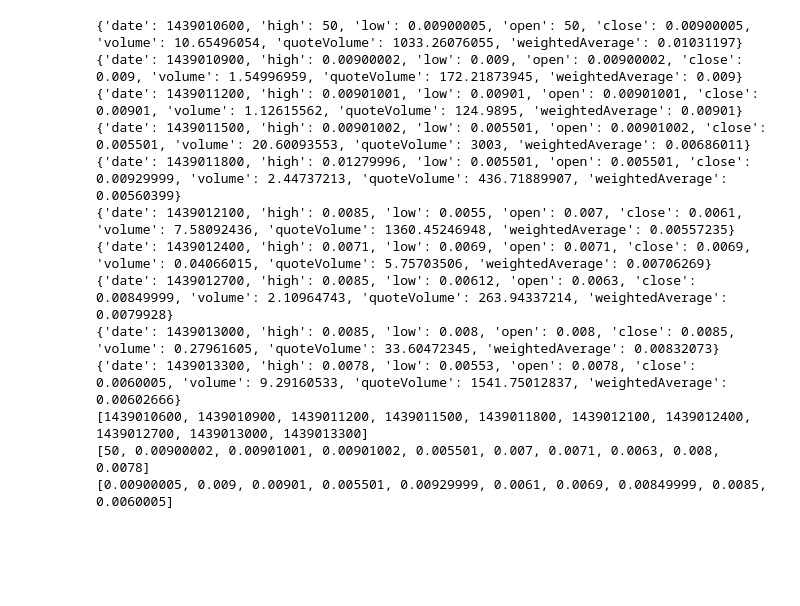
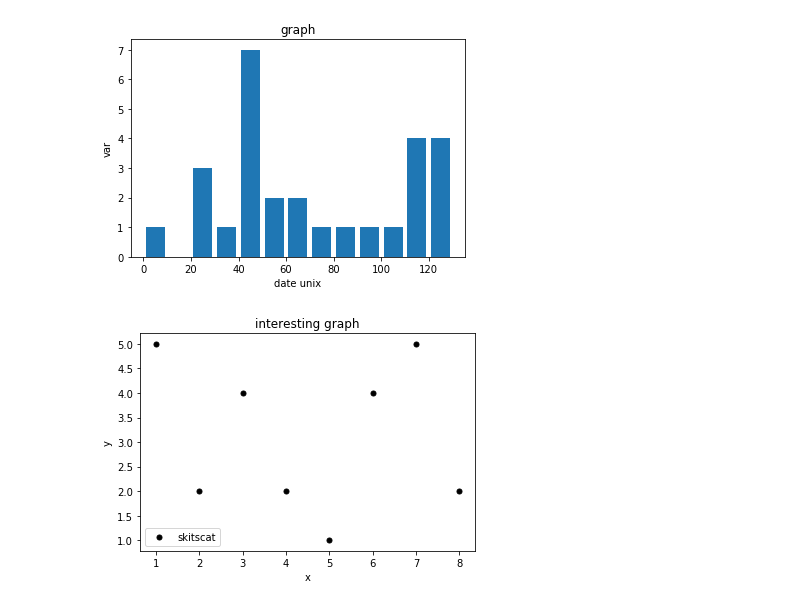
Before and after one commit to Necmttn/learning, a Jupyter notebook: machineLearning/crypto/Untitled.ipynb, the cells around one changed output. Cells and saved outputs as stored; diff of their text form; code cells hidden in the pictures; blank space fills up the shorter version.

```diff
--- a/machineLearning/crypto/Untitled.ipynb
+++ b/machineLearning/crypto/Untitled.ipynb
@@ -6,12 +6,15 @@ import matplotlib.pyplot as plt
 import matplotlib.ticker as ticker
 
 allDate = []
+allHigh = []
+allLow = []
 allOpen = []
 allClose = []
+allVolume = []
 
 with open('../data/poloniex-BTCETH-5min-candles.json') as json_data:
     d = json.load(json_data)
-    for t in d[:10]:
+    for t in d[:100]:
         date = t['date']
 
         dateFormatted = datetime.datetime.fromtimestamp(int(t['date'])).strftime('%Y-%m-%d %H:%M:%S')
@@ -23,23 +26,35 @@ with open('../data/poloniex-BTCETH-5min-candles.json') as json_data:
         quoteVolume = t['quoteVolume']
         weightedAverage = t['weightedAverage']
         allDate.append(date)
+        allHigh.append(high)
+        allLow.append(low)
         allOpen.append(openAt)
         allClose.append(closeAt)
         #stamp = 'date: {} , high: {:>10}, low: {:>10}, open: {:>10}, close: {:>10}, volume: {:>10}'.format(date, high, low, openAt, closeAt, volume)
         #print(t)
         #print(stamp)
         #print(t)
-# %% [output]
-{'date': 1439010600, 'high': 50, 'low': 0.00900005, 'open': 50, 'close': 0.00900005, 'volume': 10.65496054, 'quoteVolume': 1033.26076055, 'weightedAverage': 0.01031197}
-{'date': 1439010900, 'high': 0.00900002, 'low': 0.009, 'open': 0.00900002, 'close': 0.009, 'volume': 1.54996959, 'quoteVolume': 172.21873945, 'weightedAverage': 0.009}
-{'date': 1439011200, 'high': 0.00901001, 'low': 0.00901, 'open': 0.00901001, 'close': 0.00901, 'volume': 1.12615562, 'quoteVolume': 124.9895, 'weightedAverage': 0.00901}
-{'date': 1439011500, 'high': 0.00901002, 'low': 0.005501, 'open': 0.00901002, 'close': 0.005501, 'volume': 20.60093553, 'quoteVolume': 3003, 'weightedAverage': 0.00686011}
-{'date': 1439011800, 'high': 0.01279996, 'low': 0.005501, 'open': 0.005501, 'close': 0.00929999, 'volume': 2.44737213, 'quoteVolume': 436.71889907, 'weightedAverage': 0.00560399}
-{'date': 1439012100, 'high': 0.0085, 'low': 0.0055, 'open': 0.007, 'close': 0.0061, 'volume': 7.58092436, 'quoteVolume': 1360.45246948, 'weightedAverage': 0.00557235}
-{'date': 1439012400, 'high': 0.0071, 'low': 0.0069, 'open': 0.0071, 'close': 0.0069, 'volume': 0.04066015, 'quoteVolume': 5.75703506, 'weightedAverage': 0.00706269}
-{'date': 1439012700, 'high': 0.0085, 'low': 0.00612, 'open': 0.0063, 'close': 0.00849999, 'volume': 2.10964743, 'quoteVolume': 263.94337214, 'weightedAverage': 0.0079928}
-{'date': 1439013000, 'high': 0.0085, 'low': 0.008, 'open': 0.008, 'close': 0.0085, 'volume': 0.27961605, 'quoteVolume': 33.60472345, 'weightedAverage': 0.00832073}
-{'date': 1439013300, 'high': 0.0078, 'low': 0.00553, 'open': 0.0078, 'close': 0.0060005, 'volume': 9.29160533, 'quoteVolume': 1541.75012837, 'weightedAverage': 0.00602666}
-[1439010600, 1439010900, 1439011200, 1439011500, 1439011800, 1439012100, 1439012400, 1439012700, 1439013000, 1439013300]
-[50, 0.00900002, 0.00901001, 0.00901002, 0.005501, 0.007, 0.0071, 0.0063, 0.008, 0.0078]
-[0.00900005, 0.009, 0.00901, 0.005501, 0.00929999, 0.0061, 0.0069, 0.00849999, 0.0085, 0.0060005]
+# %%
+population_ages = [22,55,62,45,21,22,34,42,42,4,99,102,110,120,121,122,130,111,115,112,80,75,65,54,44,43,42,48]
+
+bins = [0,10,20,30,40,50,60,70,80,90,100,110,120,130]
+plt.hist(population_ages, bins, histtype='bar', rwidth=0.8)
+plt.xlabel('date unix')
+plt.ylabel('var')
+plt.title('graph')
+plt.legend()
+plt.show()
+# %% [output]
+[figure, added]
+# %%
+x = [1,2,3,4,5,6,7,8]
+y = [5,2,4,2,1,4,5,2]
+
+plt.scatter(x,y, label='skitscat', color='k', s=25, marker='o')
+plt.xlabel('x')
+plt.ylabel('y')
+plt.title('interesting graph')
+plt.legend()
+plt.show()
+# %% [output]
+[figure, added]
```
Also changed, not shown: parts of 2 cells of this notebook, 8 other files.
